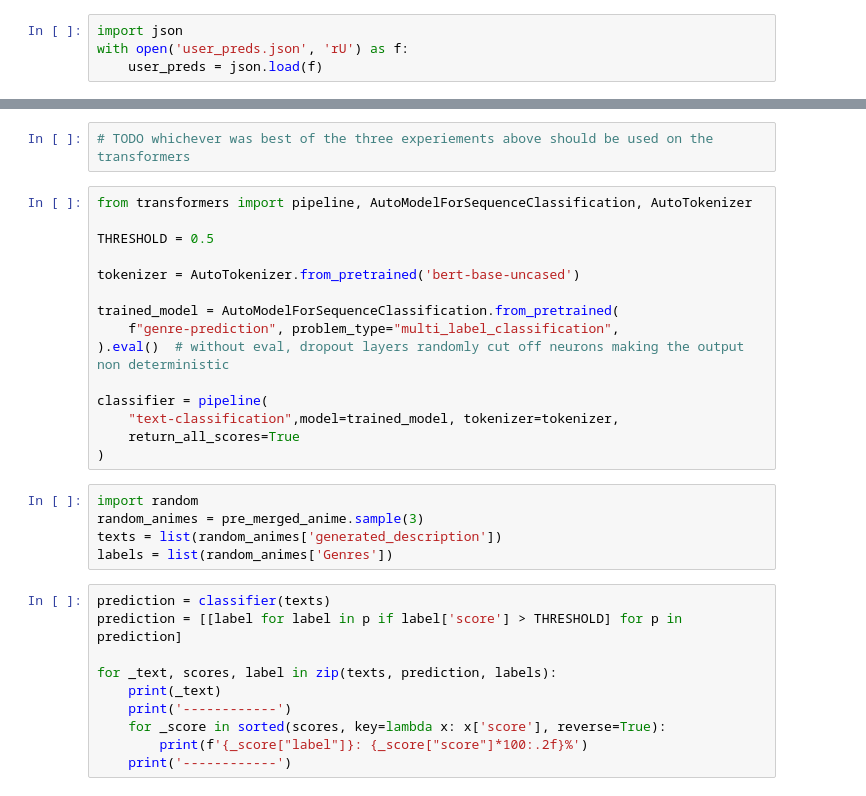
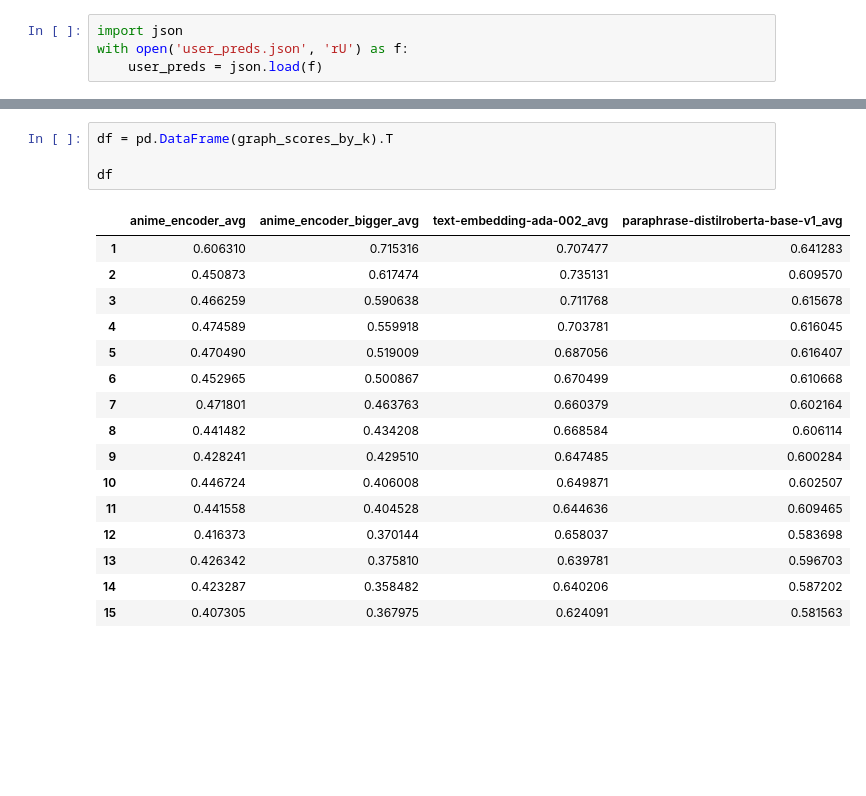
Before and after one commit to sinanuozdemir/quick-start-guide-to-llms, a Jupyter notebook: notebooks/6_recommendation_engine.ipynb, the cells around one changed output, grey strips where cells are left out. Drawn from its saved outputs; the diff is of its cells as text; blank space fills up the shorter version.

```diff
--- a/notebooks/6_recommendation_engine.ipynb
+++ b/notebooks/6_recommendation_engine.ipynb
@@ -1176,32 +836,21 @@ results_df.to_csv('bart_results_df.csv', index=False)
-# %%
-# TODO whichever was best of the three experiements above should be used on the transformers
-# %%
-from transformers import pipeline, AutoModelForSequenceClassification, AutoTokenizer
-
-THRESHOLD = 0.5
-
-tokenizer = AutoTokenizer.from_pretrained('bert-base-uncased')
-
-trained_model = AutoModelForSequenceClassification.from_pretrained(
-    f"genre-prediction", problem_type="multi_label_classification",
-).eval()  # without eval, dropout layers randomly cut off neurons making the output non deterministic
-
-classifier = pipeline(
-    "text-classification",model=trained_model, tokenizer=tokenizer,
-    return_all_scores=True
-)
-# %%
-import random
-random_animes = pre_merged_anime.sample(3)
-texts = list(random_animes['generated_description'])
-labels = list(random_animes['Genres'])
-# %%
-prediction = classifier(texts)
-prediction = [[label for label in p if label['score'] > THRESHOLD] for p in prediction]
-
-for _text, scores, label in zip(texts, prediction, labels):
-    print(_text)
-    print('------------')
-    for _score in sorted(scores, key=lambda x: x['score'], reverse=True):
-        print(f'{_score["label"]}: {_score["score"]*100:.2f}%')
-    print('------------')
+# %%
+df = pd.DataFrame(graph_scores_by_k).T
+
+df
+# %% [output]
+|  | anime_encoder_avg | anime_encoder_bigger_avg | text-embedding-ada-002_avg | paraphrase-distilroberta-base-v1_avg |
+| 1 | 0.606310 | 0.715316 | 0.707477 | 0.641283 |
+| 2 | 0.450873 | 0.617474 | 0.735131 | 0.609570 |
+| 3 | 0.466259 | 0.590638 | 0.711768 | 0.615678 |
+| 4 | 0.474589 | 0.559918 | 0.703781 | 0.616045 |
+| 5 | 0.470490 | 0.519009 | 0.687056 | 0.616407 |
+| 6 | 0.452965 | 0.500867 | 0.670499 | 0.610668 |
+| 7 | 0.471801 | 0.463763 | 0.660379 | 0.602164 |
+| 8 | 0.441482 | 0.434208 | 0.668584 | 0.606114 |
+| 9 | 0.428241 | 0.429510 | 0.647485 | 0.600284 |
+| 10 | 0.446724 | 0.406008 | 0.649871 | 0.602507 |
+| 11 | 0.441558 | 0.404528 | 0.644636 | 0.609465 |
+| 12 | 0.416373 | 0.370144 | 0.658037 | 0.583698 |
+| 13 | 0.426342 | 0.375810 | 0.639781 | 0.596703 |
+| 14 | 0.423287 | 0.358482 | 0.640206 | 0.587202 |
+| 15 | 0.407305 | 0.367975 | 0.624091 | 0.581563 |
```
Also changed, not shown: parts of 91 cells of this notebook, 21 other files.
